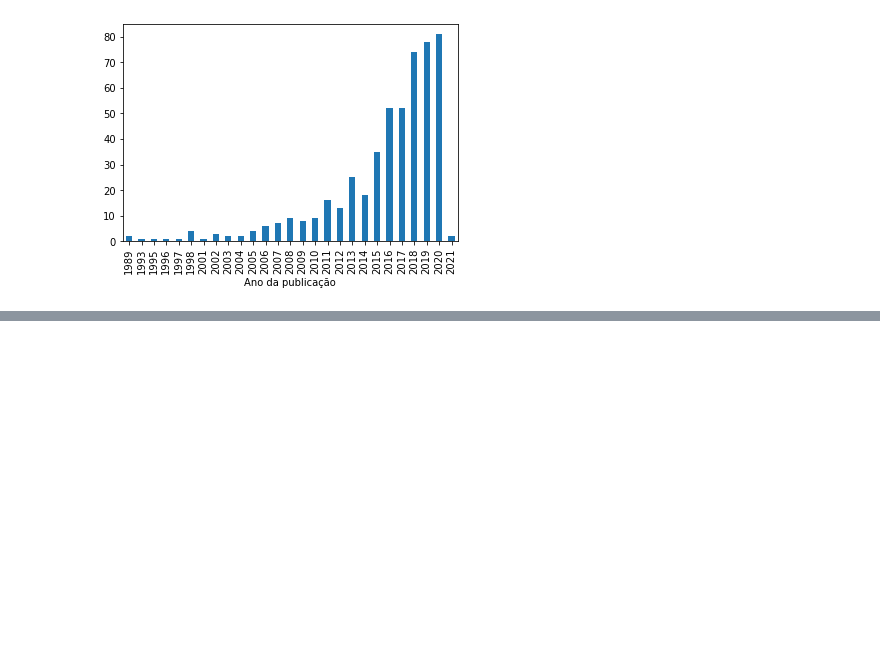
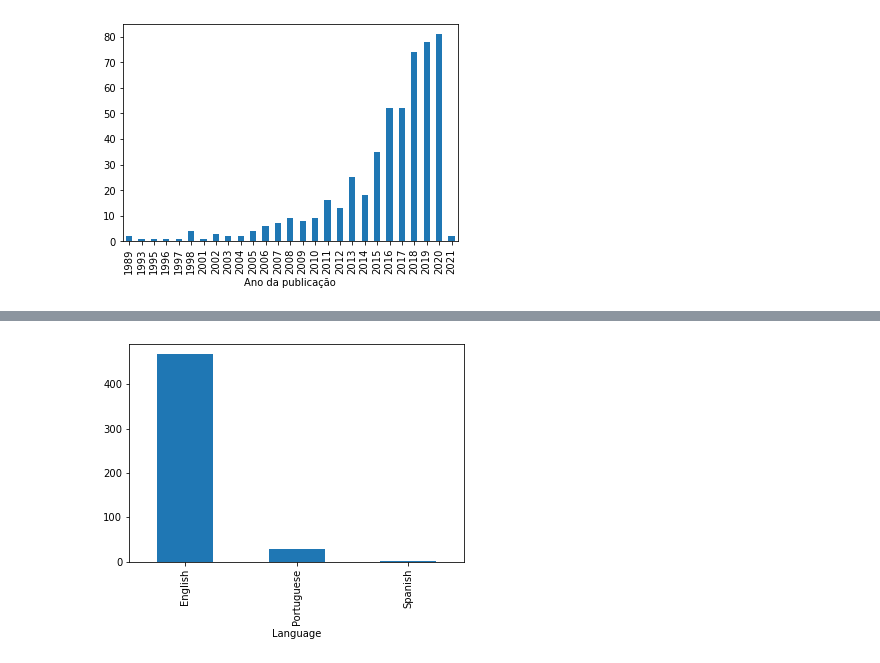
Before and after one commit to azunig/br-microalgal-p1, a Jupyter notebook: code/main_1.ipynb, the cells around one changed output, grey strips where cells are left out. Saved outputs shown, nothing was run; the diff lists cells and outputs as text; code cells hidden in the pictures; blank space fills up the shorter version.

```diff
--- a/code/main_1.ipynb
+++ b/code/main_1.ipynb
@@ -22,0 +104,5 @@ plt.show()
+# %%
+df_data2.groupby('Language')['Authors'].nunique().sort_values(ascending=False).plot(kind='bar')
+plt.show()
+# %% [output]
+[figure, added]
```
Also changed, not shown: parts of 45 cells of this notebook, 4 other files.
